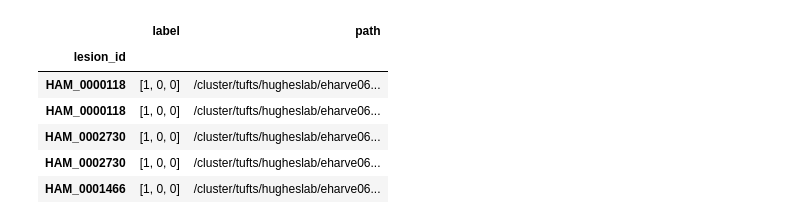
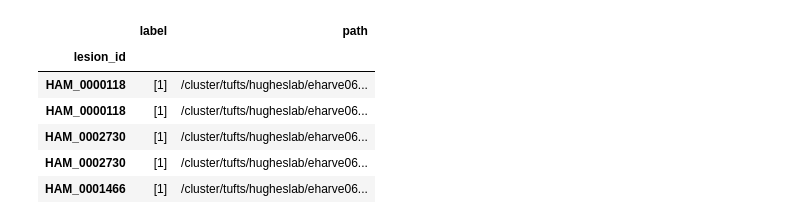
Before and after one commit to tufts-ml/bdl-transfer-learning, a Jupyter notebook: notebooks/notebook.ipynb, the cells around one changed output. Saved outputs shown, nothing was run; the diff lists cells and outputs as text; code cells hidden in the pictures.

```diff
--- a/notebooks/notebook.ipynb
+++ b/notebooks/notebook.ipynb
@@ -1,26 +18,23 @@
 # %%
 '''Code to create labels.csv'''
-import os
-import pandas as pd
-
-def one_hot_encode_list(findings, labels):
-    encoding = [1 if word in findings else 0 for word in labels]
-    return encoding
+def label_to_category(label, categories):
+    if label not in categories: return [0]
+    else: return [categories.index(label)+1]
 
 data_dir = '/cluster/tufts/hugheslab/eharve06/HAM10000'
 df = pd.read_csv(os.path.join(data_dir, 'metadata'))
-labels = ['bkl', 'nv', 'df', 'mel', 'vasc', 'bcc', 'akiec']
-labels = ['bkl', 'nv', 'mel']
-df['label'] = df['dx'].apply(lambda dx: one_hot_encode_list([dx], labels))
+categories = ['bkl', 'nv', 'df', 'mel', 'vasc', 'bcc', 'akiec']
+categories = ['bkl', 'nv', 'mel'] # categories based off prevalence
+df['label'] = df['dx'].apply(lambda label: label_to_category(label, categories))
 df['path'] = df['image_id'].apply(lambda image_id: os.path.join(data_dir, 'images/{}.jpg'.format(image_id)))
 temp_df = df[['lesion_id', 'label', 'path']].set_index('lesion_id')
 temp_df.to_csv(os.path.join(data_dir, 'labels.csv'))
 temp_df.head()
 # %% [output]
 |  | label | path |
 | lesion_id |  |  |
-| HAM_0000118 | [1, 0, 0] | /cluster/tufts/hugheslab/eharve06... |
-| HAM_0000118 | [1, 0, 0] | /cluster/tufts/hugheslab/eharve06... |
-| HAM_0002730 | [1, 0, 0] | /cluster/tufts/hugheslab/eharve06... |
-| HAM_0002730 | [1, 0, 0] | /cluster/tufts/hugheslab/eharve06... |
-| HAM_0001466 | [1, 0, 0] | /cluster/tufts/hugheslab/eharve06... |
+| HAM_0000118 | [1] | /cluster/tufts/hugheslab/eharve06... |
+| HAM_0000118 | [1] | /cluster/tufts/hugheslab/eharve06... |
+| HAM_0002730 | [1] | /cluster/tufts/hugheslab/eharve06... |
+| HAM_0002730 | [1] | /cluster/tufts/hugheslab/eharve06... |
+| HAM_0001466 | [1] | /cluster/tufts/hugheslab/eharve06... |
```
Also changed, not shown: parts of 8 cells of this notebook, 5 other files.
